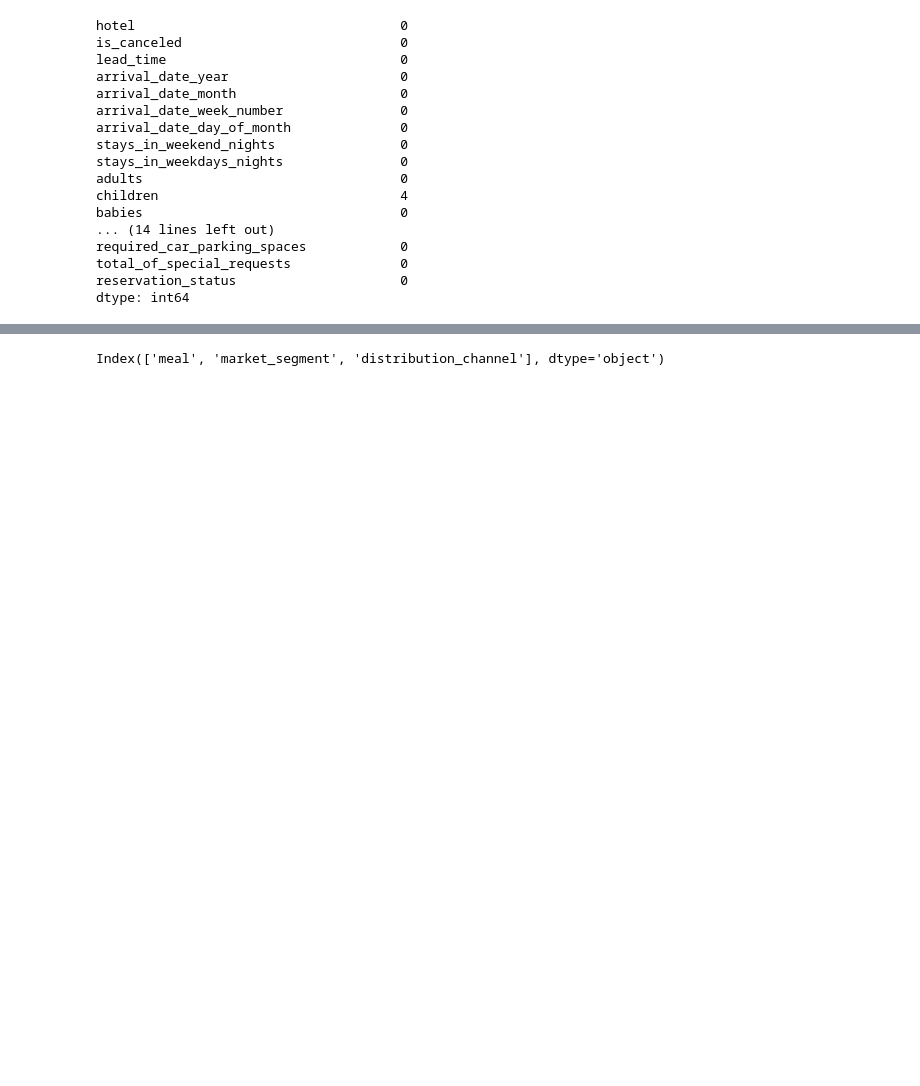
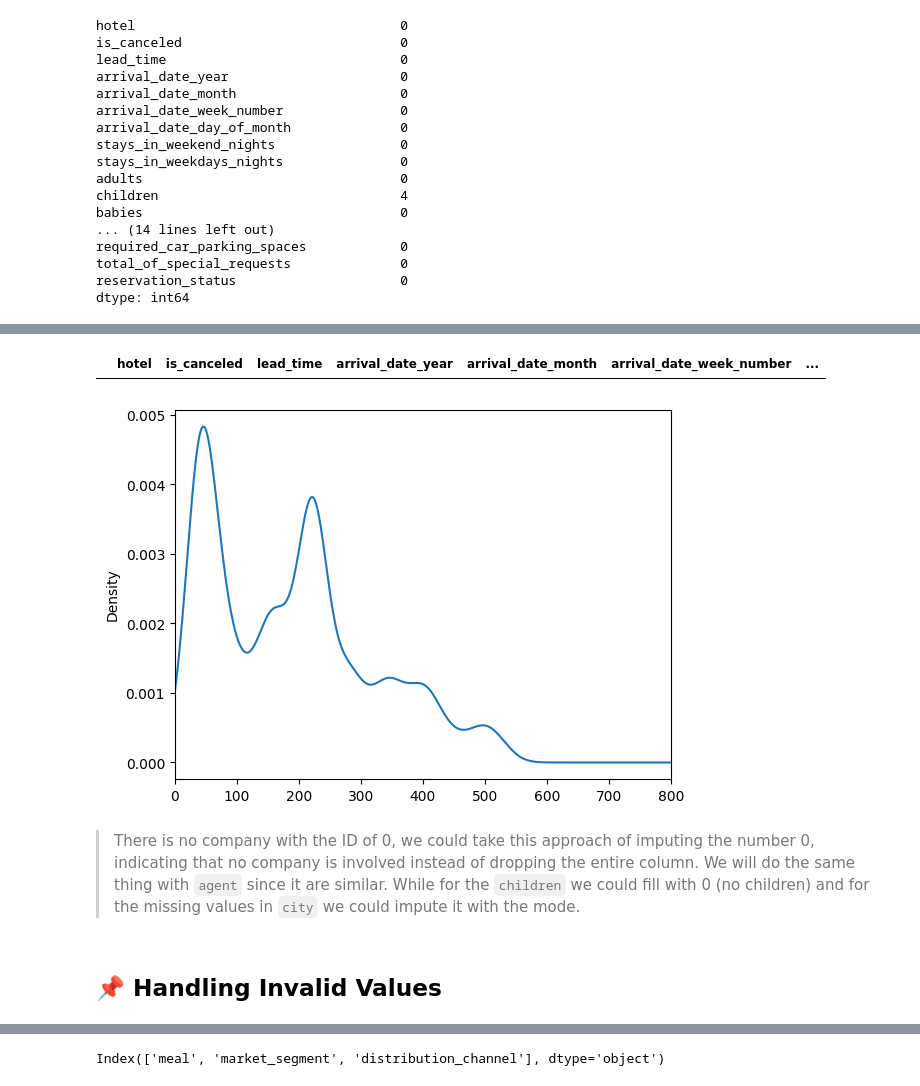
Before and after one commit to mcikalmerdeka/Investigate-Hotel-Business-Using-Data-Visualization, a Jupyter notebook: Task 1/Task_1_Data_Preprocessing.ipynb, the cells around one changed output, grey strips where cells are left out. Drawn from its saved outputs; the diff is of its cells as text; code cells hidden in the pictures; blank space fills up the shorter version.

```diff
--- a/Task 1/Task_1_Data_Preprocessing.ipynb
+++ b/Task 1/Task_1_Data_Preprocessing.ipynb
@@ -228,0 +209,12 @@ Text(0.5, 0, 'Percentage')
+# %%
+# Analyze further for company column for proper action towards it
+df['company'].plot(kind='kde')
+plt.xlim(0, 800)
+
+# Checking for company ID of 0
+df[df['company'] == 0.0]
+# %% [output]
+|  | hotel | is_canceled | lead_time | arrival_date_year | arrival_date_month | arrival_date_week_number | ... |
+[figure, added]
+# %% [markdown]
+> There is no company with the ID of 0, we could take this approach of imputing the number 0, indicating that no company is involved instead of dropping the entire column. We will do the same thing with `agent` since it are similar. While for the `children` we could fill with 0 (no children) and for the missing values in `city` we could impute it with the mode.
@@ -229 +235,3 @@ Text(0.5, 0, 'Percentage')
+# %% [markdown]
+## **📌 Handling Invalid Values**
 # %%
```
Also changed, not shown: parts of 41 cells of this notebook.
